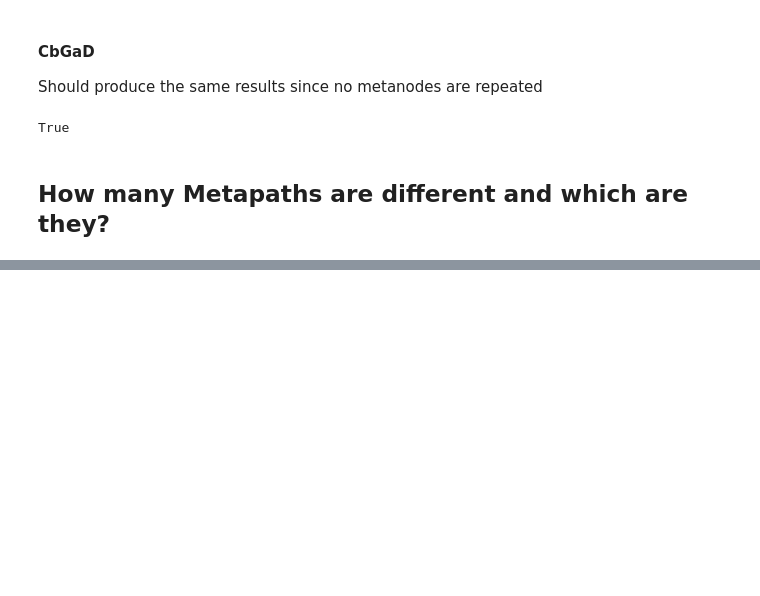
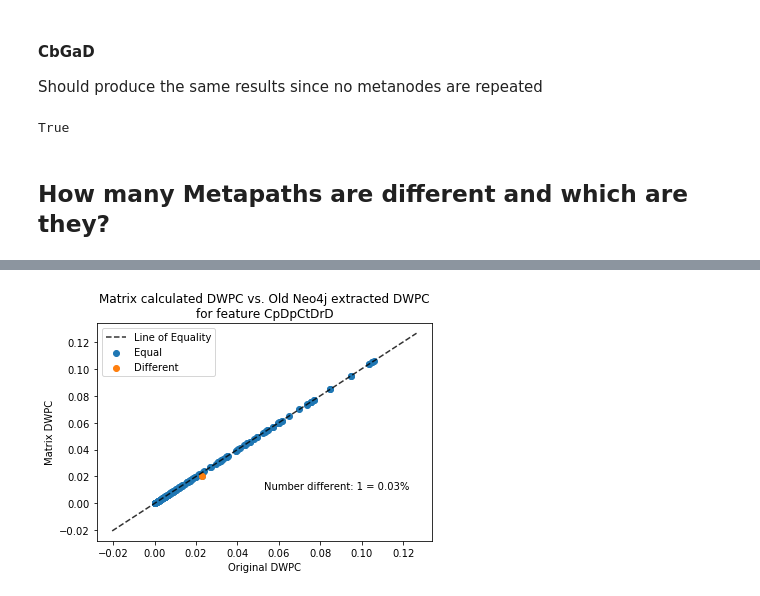
Before and after one commit to mmayers12/hetnet_ml, a Jupyter notebook: demo/02-results-comparison-to-Neo4j.ipynb, the cells around one changed output, grey strips where cells are left out. Saved outputs shown, nothing was run; the diff lists cells and outputs as text; code cells hidden in the pictures; blank space fills up the shorter version.

```diff
--- a/demo/02-results-comparison-to-Neo4j.ipynb
+++ b/demo/02-results-comparison-to-Neo4j.ipynb
@@ -309,0 +273,4 @@ compare_metapath(result['num_diff'].sort_values(ascending=False).index[1], 2)
+# %%
+compare_metapath(dmps[2], 2)
+# %% [output]
+[figure, added]
```
Also changed, not shown: parts of 52 cells of this notebook, 1 other file.
